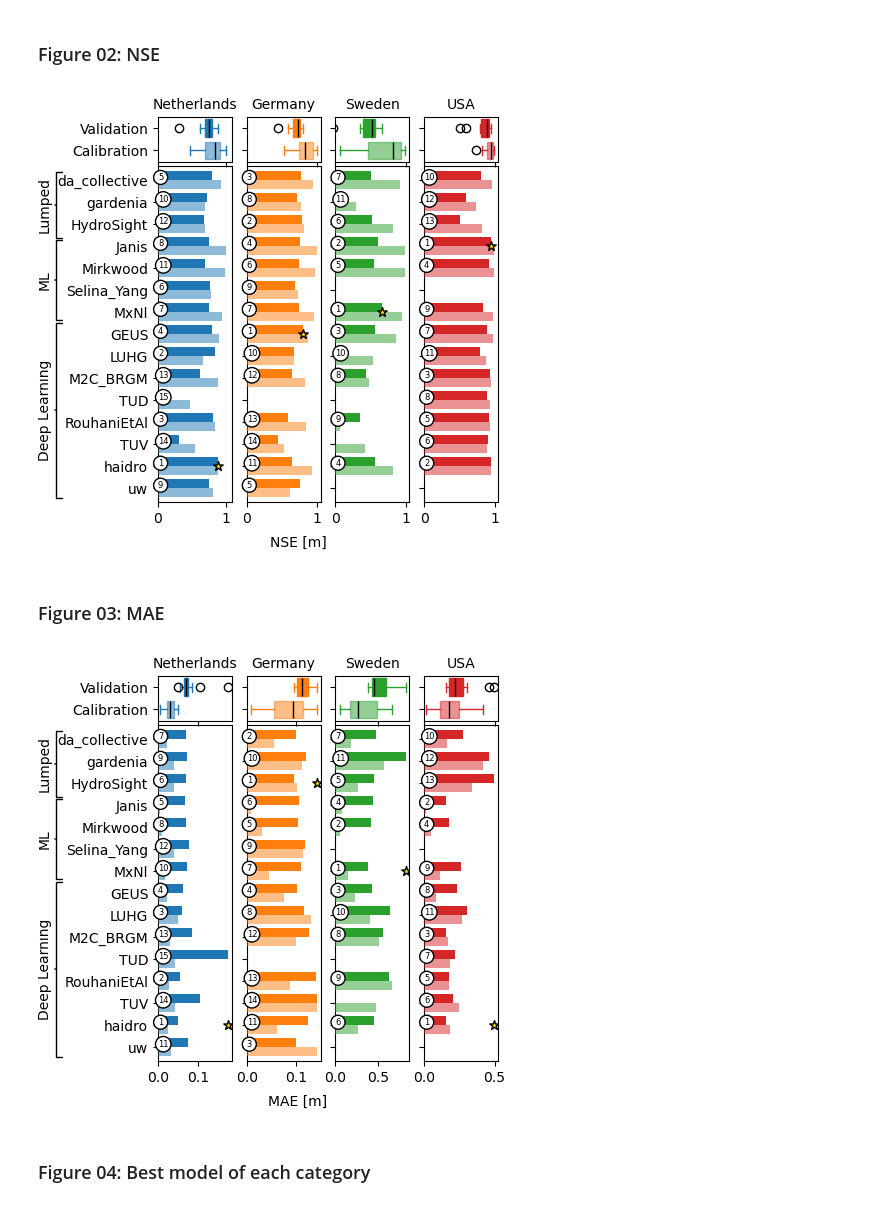
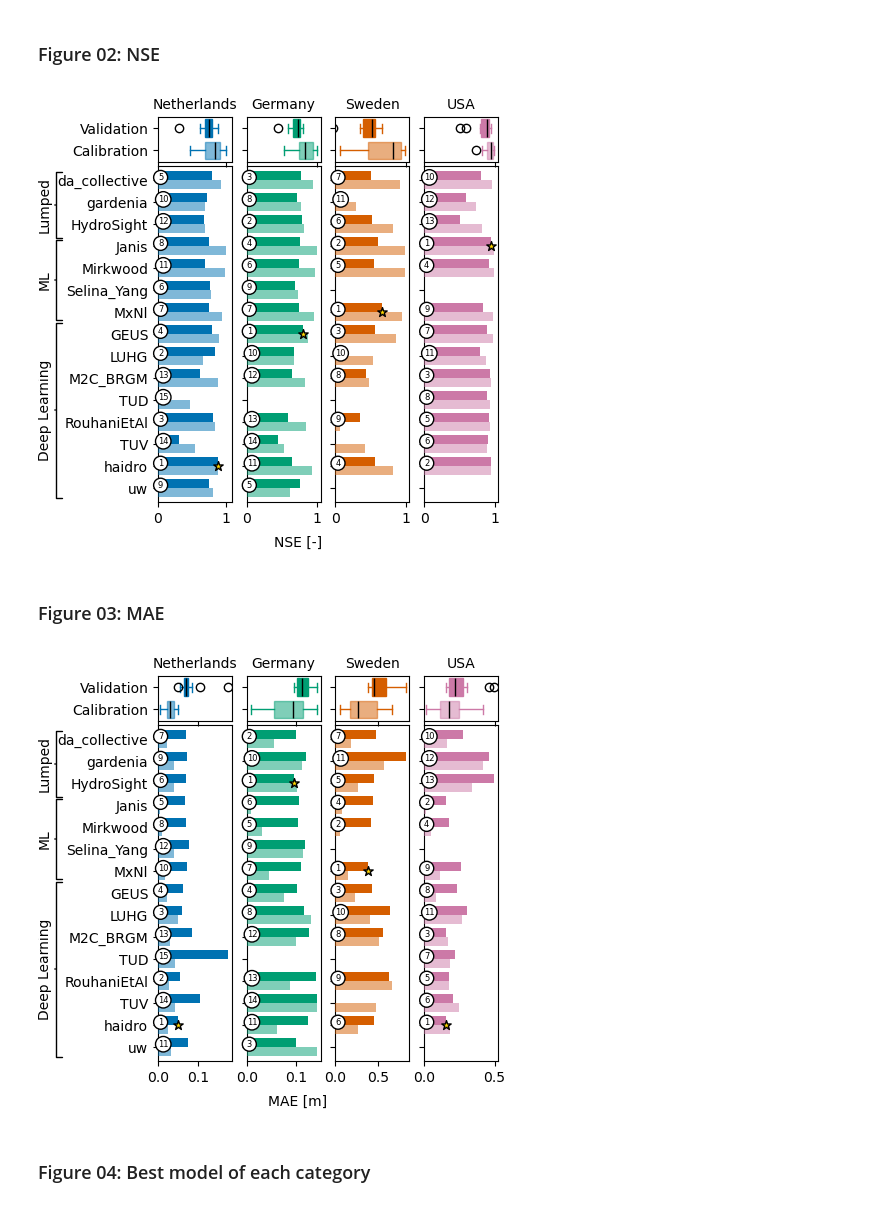
Before and after one commit to gwmodeling/challenge, a Jupyter notebook: scripts/03_analyse.ipynb, the cells around one changed output. Saved outputs shown, nothing was run; the diff lists cells and outputs as text; code cells hidden in the pictures.

```diff
--- a/scripts/03_analyse.ipynb
+++ b/scripts/03_analyse.ipynb
@@ -23,4 +23,10 @@ import matplotlib.colors as mcolors
 from matplotlib.gridspec import GridSpec
 ps.set_log_level("ERROR")
 ps.show_versions()
+
+plt.style.use("seaborn-v0_8-colorblind")
+
+
+prop_cycle = plt.rcParams['axes.prop_cycle']
+colors = prop_cycle.by_key()['color']
 # %% [output]
@@ -93,7 +99,7 @@ for well in wells:
     heads.append(head.loc[~head.index.duplicated()])
 
 heads = pd.concat(heads, axis=1)
-heads = heads.loc[~heads.index.duplicated()]
+heads = heads.loc[~heads.index.duplicated()].sort_index()
 # %% [markdown]
 ## Compute goodness-of-fit metrics
 # %%
@@ -216,8 +222,6 @@ def plot_metrics(metric, label, best="max"):
     m = metrics.loc[order, (slice(None), metric, wells)]
     m.columns = m.columns.droplevel([1])
 
-    colors = ['#1f77b4', '#ff7f0e', '#2ca02c', '#d62728']
-
     if best == "min":
         rank = m.abs().rank()
     elif best == "max":
@@ -239,7 +243,7 @@ def plot_metrics(metric, label, best="max"):
              color=[mcolors.to_rgba((colors[i], 0.5)), mcolors.to_rgba((colors[i], 1.0))], ax=ax)
 
         if best == "min":
-            x, y = m.loc[order, ("validation", well)].abs().max(), m.loc[order, ("validation", well)].argmin()
+            x, y = m.loc[order, ("validation", well)].abs().min(), m.loc[order, ("validation", well)].argmin()
         elif best == "max":
             x, y = m.loc[order, ("validation", well)].abs().max(), m.loc[order, ("validation", well)].argmax()
 
@@ -274,17 +278,17 @@ def plot_metrics(metric, label, best="max"):
 # %% [markdown]
 ### Figure 02: NSE
 # %%
-plot_metrics("nse", label="NSE [m]", best="max")
+plot_metrics("nse", label="NSE [-]", best="max")
 plt.savefig("../figures/figure_02.png", bbox_inches="tight", dpi=300)
 # %% [output]
-[figure, old version]
+[figure, new version]
 # %% [markdown]
 ### Figure 03: MAE
 # %%
 plot_metrics("mae", label="MAE [m]", best="min")
 plt.savefig("../figures/figure_03.png", bbox_inches="tight", dpi=300)
 # %% [output]
-[figure, old version]
+[figure, new version]
 # %% [markdown]
 ### Figure 04: Best model of each category
 # %%
```
Also changed, not shown: parts of 6 cells of this notebook, 1 other file.
